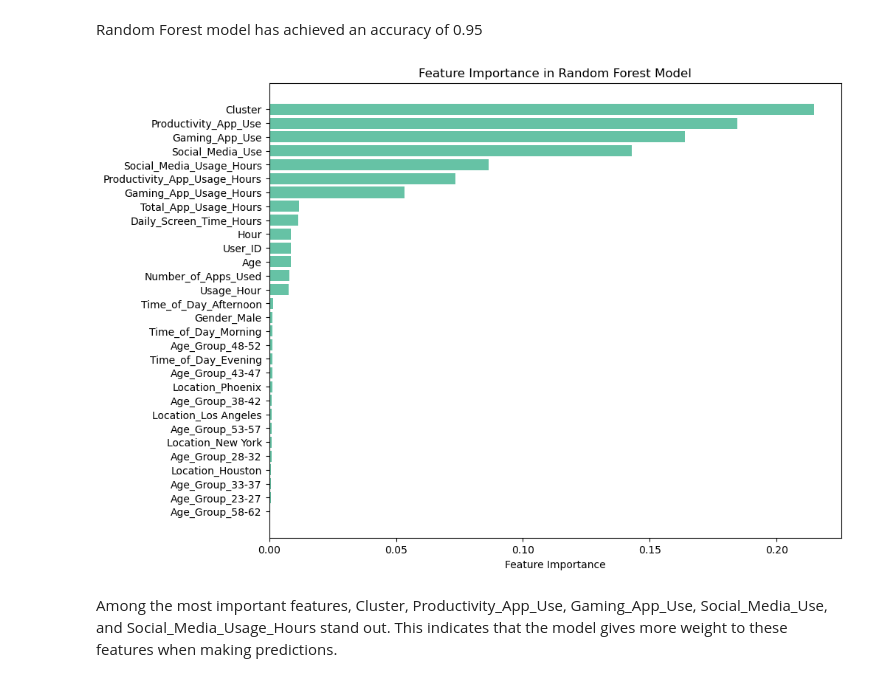
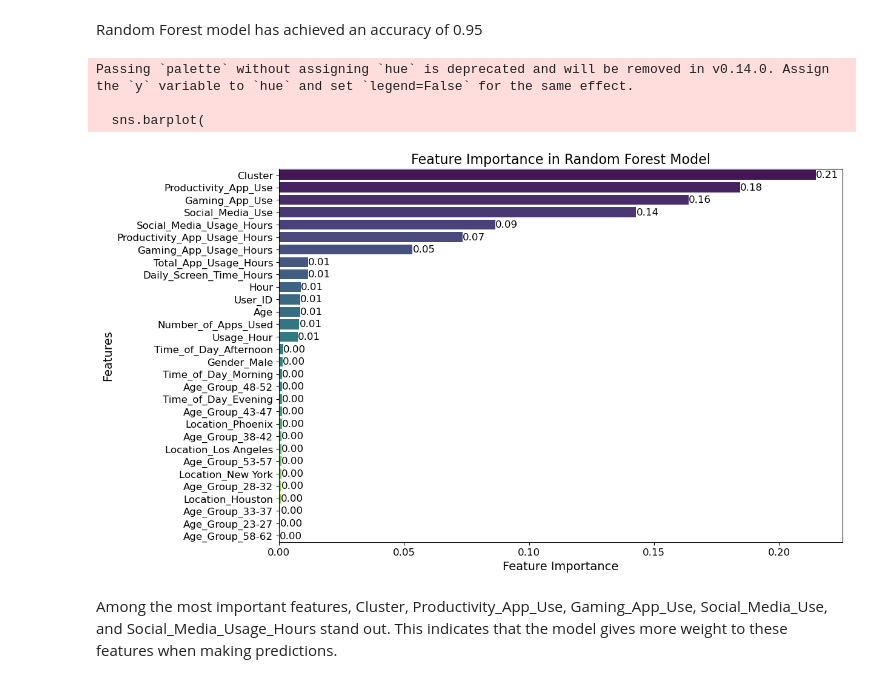
Before and after one commit to ElifSurucu/Understanding-Mobile-Usage-Trends, a Jupyter notebook: Analysis.ipynb, the cells around one changed output. Cells and saved outputs as stored; diff of their text form; code cells hidden in the pictures.

Commit message:
graph updated

```diff
--- a/Analysis.ipynb
+++ b/Analysis.ipynb
@@ -853,14 +846,28 @@ sorted_idx = importances.argsort()
 Model Accuracy: 0.95
 # %% [markdown]
 Random Forest model has achieved an accuracy of 0.95
-# %%
-plt.figure(figsize=(10, 8))
-plt.barh(feature_names[sorted_idx], importances[sorted_idx])
-plt.xlabel("Feature Importance")
-plt.title("Feature Importance in Random Forest Model")
-plt.show()
-# %% [output]
-[figure, removed]
+# %%
+plt.figure(figsize=(12, 8))
+sorted_idx = importances.argsort()[::-1]
+sns.barplot(
+    x=importances[sorted_idx],
+    y=feature_names[sorted_idx],
+    palette="viridis"  # Using a color palette for a visually appealing look
+)
+plt.xlabel("Feature Importance", fontsize=14)
+plt.ylabel("Features", fontsize=14)
+plt.title("Feature Importance in Random Forest Model", fontsize=16)
+plt.xticks(fontsize=12)
+plt.yticks(fontsize=12)
+for index, value in enumerate(importances[sorted_idx]):
+    plt.text(value, index, f'{value:.2f}', va='center', ha='left', fontsize=12)
+
+plt.show()
+# %% [output]
+Passing `palette` without assigning `hue` is deprecated and will be removed in v0.14.0. Assign the `y` variable to `hue` and set `legend=False` for the same effect.
+
+  sns.barplot(
+[figure, added]
 # %% [markdown]
 Among the most important features, Cluster, Productivity_App_Use, Gaming_App_Use, Social_Media_Use, and Social_Media_Usage_Hours stand out. This indicates that the model gives more weight to these features when making predictions.
 # %%
```
Also changed, not shown: parts of 13 cells of this notebook.
